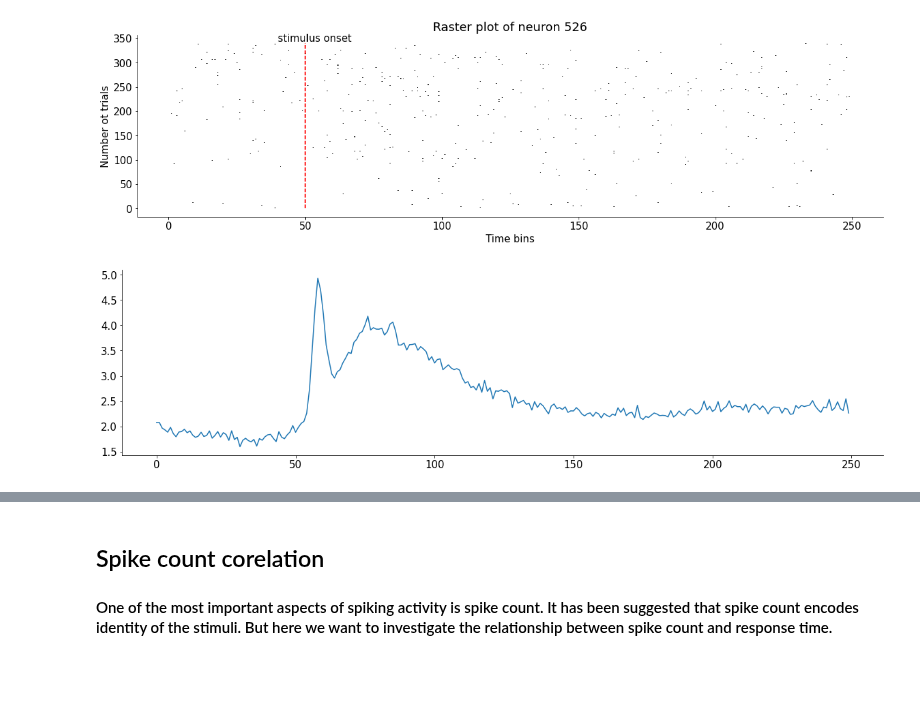
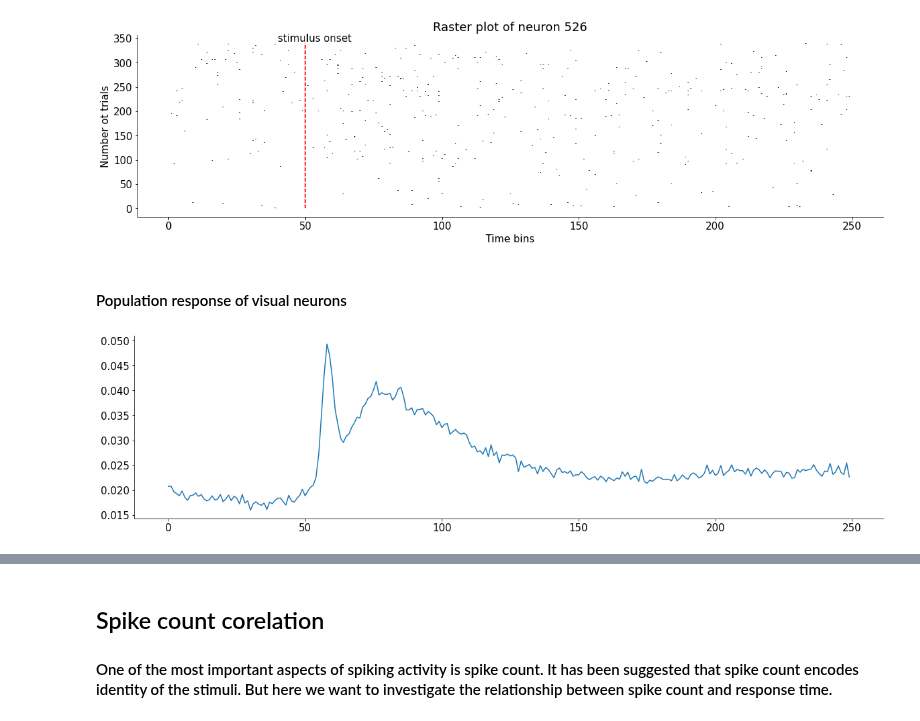
Before and after one commit to MiladQolami/Neural-Data-Analysis, a Jupyter notebook: SpikingVariablity/SpikingVariablity.ipynb, the cells around one changed output, grey strips where cells are left out. Cells and saved outputs as stored; diff of their text form; code cells hidden in the pictures; blank space fills up the shorter version.

```diff
--- a/SpikingVariablity/SpikingVariablity.ipynb
+++ b/SpikingVariablity/SpikingVariablity.ipynb
@@ -113,8 +113,15 @@ hippocampus =  ["CA", "CA1", "CA2", "CA3", "DG", "SUB", "POST"],  # hippocampal
 idx_vis = np.isin(data['brain_area'],visual_cortex)   # Indices for neurons(units) in visual cortex regions
 neuron_vis = idx_vis.sum()                            # How many visual neuron we have in this particular session
 spikes_vis = data['spks'][idx_vis]                    # All spikes of visual neurns
+trial_n = data['spks'].shape[1]
+time_bins = np.arange(0,250,1)
+# %% [markdown]
+#### Population response of visual neurons
 # %%
-plt.plot(np.mean(np.mean(spikes_vis,0),0) * 100)
+average_resp_vis = np.mean(np.mean(spikes_vis,0),0)
+
+fig,ax = plt.subplots()
+ax.plot(time_bins,average_resp_vis)
 plt.show()
 # %% [output]
-[figure, old version]
+[figure, new version]
```
Also changed, not shown: parts of 2 cells of this notebook.
